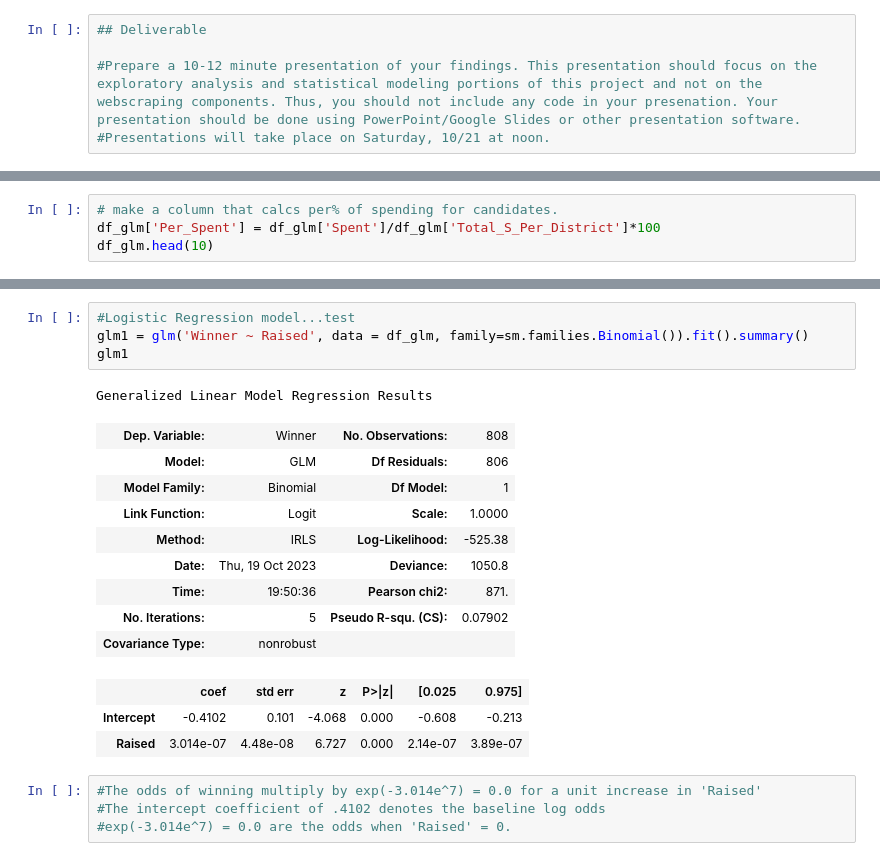
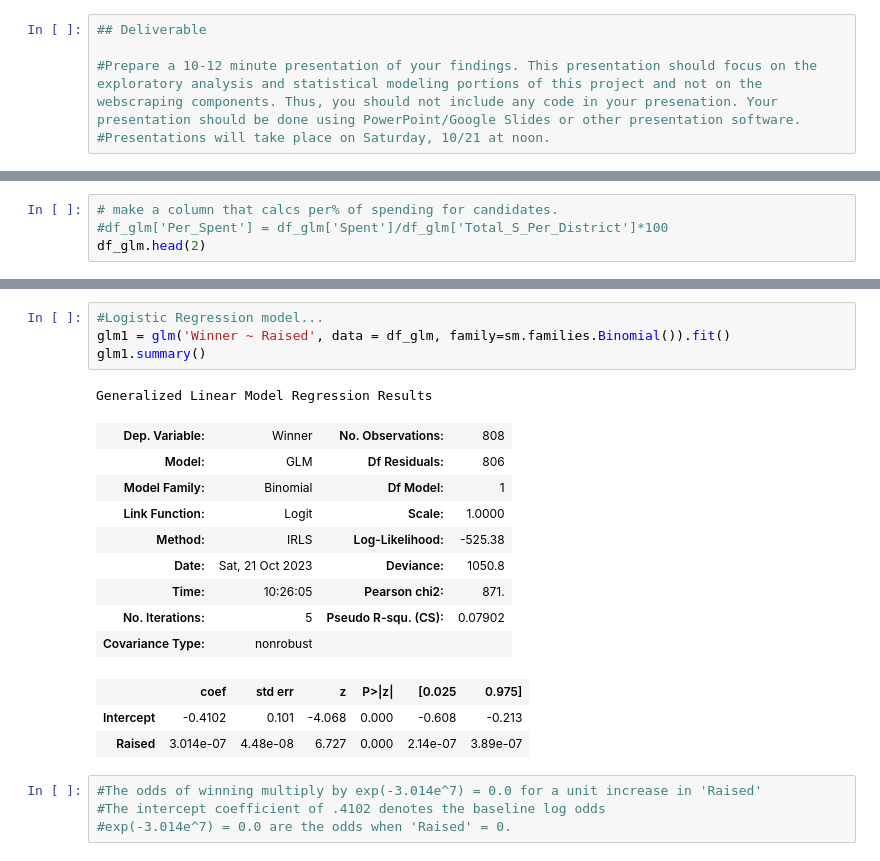
Before and after one commit to nss-data-science-cohort-7/webscraping-open-secrets-boooooleans, a Jupyter notebook: notebooks/mt_pt3_logres.ipynb, the cells around one changed output, grey strips where cells are left out. Saved outputs shown, nothing was run; the diff lists cells and outputs as text.

```diff
--- a/notebooks/mt_pt3_logres.ipynb
+++ b/notebooks/mt_pt3_logres.ipynb
@@ -134,6 +135,6 @@ df_glm.head(1)
 # %%
 # make a column that calcs per% of spending for candidates.
-df_glm['Per_Spent'] = df_glm['Spent']/df_glm['Total_S_Per_District']*100
-df_glm.head(10)
+#df_glm['Per_Spent'] = df_glm['Spent']/df_glm['Total_S_Per_District']*100
+df_glm.head(2)
 # %% [output]
 |  | State | District | Name | Party | Incumbent | Winner | Vote_Percentage | Raised | Spent | ... |
@@ -169,16 +177,16 @@ dtype: object
 # %%
-#Logistic Regression model...test
-glm1 = glm('Winner ~ Raised', data = df_glm, family=sm.families.Binomial()).fit().summary()
-glm1
+#Logistic Regression model...
+glm1 = glm('Winner ~ Raised', data = df_glm, family=sm.families.Binomial()).fit()
+glm1.summary()
 # %% [output]
 Generalized Linear Model Regression Results
 | Dep. Variable: | Winner | No. Observations: | 808 |
 | Model: | GLM | Df Residuals: | 806 |
 | Model Family: | Binomial | Df Model: | 1 |
 | Link Function: | Logit | Scale: | 1.0000 |
 | Method: | IRLS | Log-Likelihood: | -525.38 |
-| Date: | Thu, 19 Oct 2023 | Deviance: | 1050.8 |
-| Time: | 19:50:36 | Pearson chi2: | 871. |
+| Date: | Sat, 21 Oct 2023 | Deviance: | 1050.8 |
+| Time: | 10:26:05 | Pearson chi2: | 871. |
 | No. Iterations: | 5 | Pseudo R-squ. (CS): | 0.07902 |
 | Covariance Type: | nonrobust |  |  |
 |  | coef | std err | z | P>|z| | [0.025 | 0.975] |
```
Also changed, not shown: parts of 41 cells of this notebook, 1 other file.
